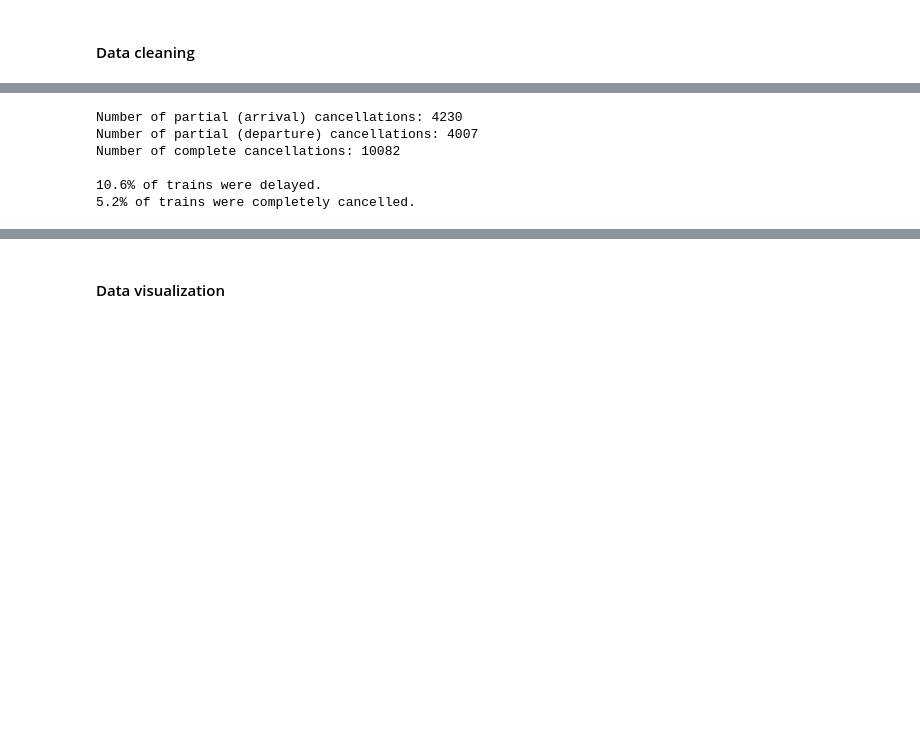
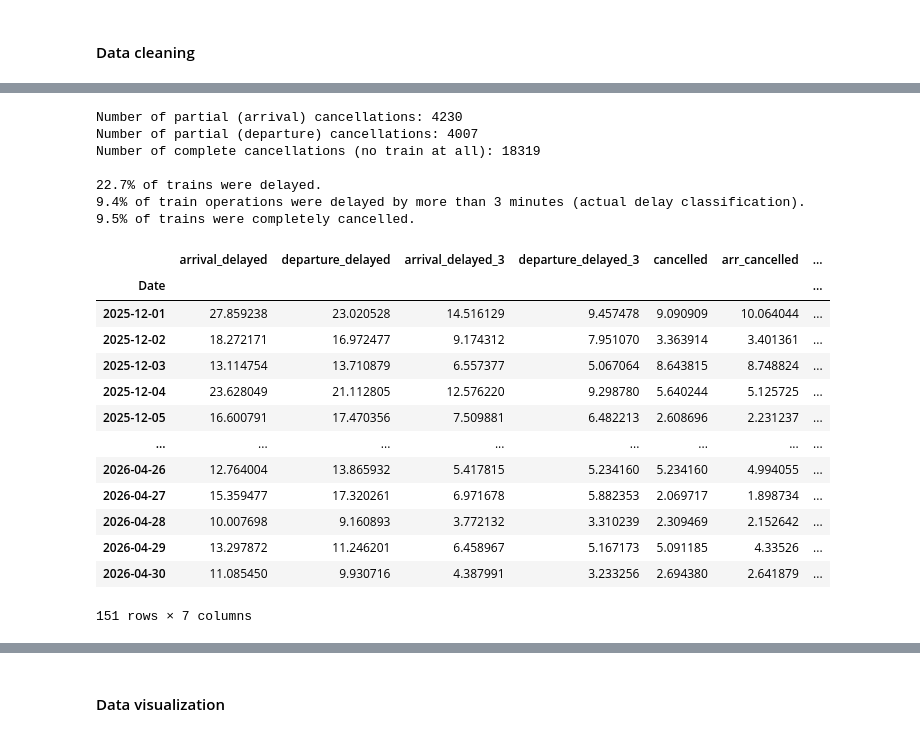
Before and after one commit to nicklj100/group20_til6022_project, a Jupyter notebook: period_selection.ipynb, the cells around one changed output, grey strips where cells are left out. Saved outputs shown, nothing was run; the diff lists cells and outputs as text; code cells hidden in the pictures; blank space fills up the shorter version.

Commit message:
initial analysis

```diff
--- a/period_selection.ipynb
+++ b/period_selection.ipynb
@@ -76,25 +92,37 @@ train.head()
+# %%
+# Initializing new variable to flag delay and delay with a three minute threshold
+train['arrival_delayed'] = train['arr_delay'] > 0
+train['departure_delayed'] = train['dep_delay'] > 0
+train['arrival_delayed_3'] = train['arr_delay'] >= 3
+train['departure_delayed_3'] = train['dep_delay'] >= 3
+
+# Train is cancelled if either arrival or departure is cancelled. Fill NaN values with False for this.
+train['cancelled'] = train['arr_cancelled'].fillna(False) | train['dep_cancelled'].fillna(False)
 # %%
-delayed_trains = (len(train[(train['Arrival delay'] == True) | (train['Departure delay'] == True)])) / len(train) * 100
-total_cancellations = len(train[(train['Arrival cancelled'] == True) & (train['Departure cancelled'] == True)])
+delayed_trains = (len(train[(train['arrival_delayed'] == True) | (train['departure_delayed'] == True)])) / len(train) * 100
+delayed_operations = len(train[(train['arrival_delayed_3'] == True) | (train['departure_delayed_3'] == True)]) / len(train) * 100
+total_cancellations = len(train[train['cancelled'] == True])
 total_cancellations_perct = total_cancellations / len(train) * 100
 
 
-arrival_ids = set(train.loc[train['Arrival cancelled'] == True, 'Train ID'])
-departure_ids = set(train.loc[train['Departure cancelled'] == True, 'Train ID'])
+arrival_ids = set(train.loc[train['arr_cancelled'] == True, 'train_id'])
+departure_ids = set(train.loc[train['dep_cancelled'] == True, 'train_id'])
 
 arrival_only = arrival_ids - departure_ids
 departure_only = departure_ids - arrival_ids
 
 print(f"Number of partial (arrival) cancellations: {len(arrival_only)}")
 print(f"Number of partial (departure) cancellations: {len(departure_only)}")
-print(f"Number of complete cancellations: {total_cancellations}")
+print(f"Number of complete cancellations (no train at all): {total_cancellations}")
 print("")
 print(f"{delayed_trains:.1f}% of trains were delayed.")
+print(f"{delayed_operations:.1f}% of train operations were delayed by more than 3 minutes (actual delay classification).")
 print(f"{total_cancellations_perct:.1f}% of trains were completely cancelled.")
 # %% [output]
 Number of partial (arrival) cancellations: 4230
 Number of partial (departure) cancellations: 4007
-Number of complete cancellations: 10082
+Number of complete cancellations (no train at all): 18319
 
-10.6% of trains were delayed.
-5.2% of trains were completely cancelled.
+22.7% of trains were delayed.
+9.4% of train operations were delayed by more than 3 minutes (actual delay classification).
+9.5% of trains were completely cancelled.
@@ -100,0 +147,17 @@ Number of complete cancellations: 10082
+# %%
+daily_delay
+# %% [output]
+|  | arrival_delayed | departure_delayed | arrival_delayed_3 | departure_delayed_3 | cancelled | arr_cancelled | ... |
+| Date |  |  |  |  |  |  | ... |
+| 2025-12-01 | 27.859238 | 23.020528 | 14.516129 | 9.457478 | 9.090909 | 10.064044 | ... |
+| 2025-12-02 | 18.272171 | 16.972477 | 9.174312 | 7.951070 | 3.363914 | 3.401361 | ... |
+| 2025-12-03 | 13.114754 | 13.710879 | 6.557377 | 5.067064 | 8.643815 | 8.748824 | ... |
+| 2025-12-04 | 23.628049 | 21.112805 | 12.576220 | 9.298780 | 5.640244 | 5.125725 | ... |
+| 2025-12-05 | 16.600791 | 17.470356 | 7.509881 | 6.482213 | 2.608696 | 2.231237 | ... |
+| ... | ... | ... | ... | ... | ... | ... | ... |
+| 2026-04-26 | 12.764004 | 13.865932 | 5.417815 | 5.234160 | 5.234160 | 4.994055 | ... |
+| 2026-04-27 | 15.359477 | 17.320261 | 6.971678 | 5.882353 | 2.069717 | 1.898734 | ... |
+| 2026-04-28 | 10.007698 | 9.160893 | 3.772132 | 3.310239 | 2.309469 | 2.152642 | ... |
+| 2026-04-29 | 13.297872 | 11.246201 | 6.458967 | 5.167173 | 5.091185 | 4.33526 | ... |
+| 2026-04-30 | 11.085450 | 9.930716 | 4.387991 | 3.233256 | 2.694380 | 2.641879 | ... |
+151 rows × 7 columns
```
Also changed, not shown: parts of 8 cells of this notebook.
